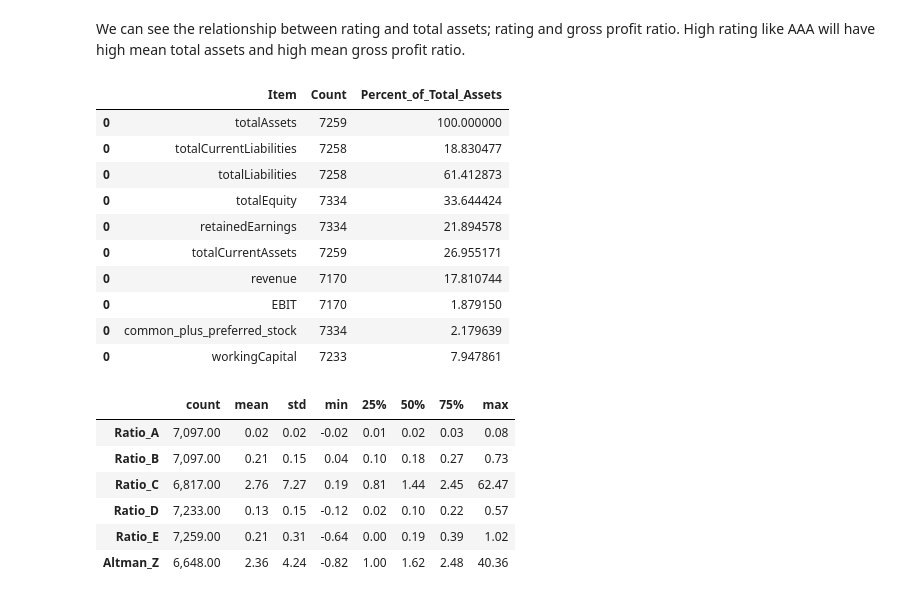
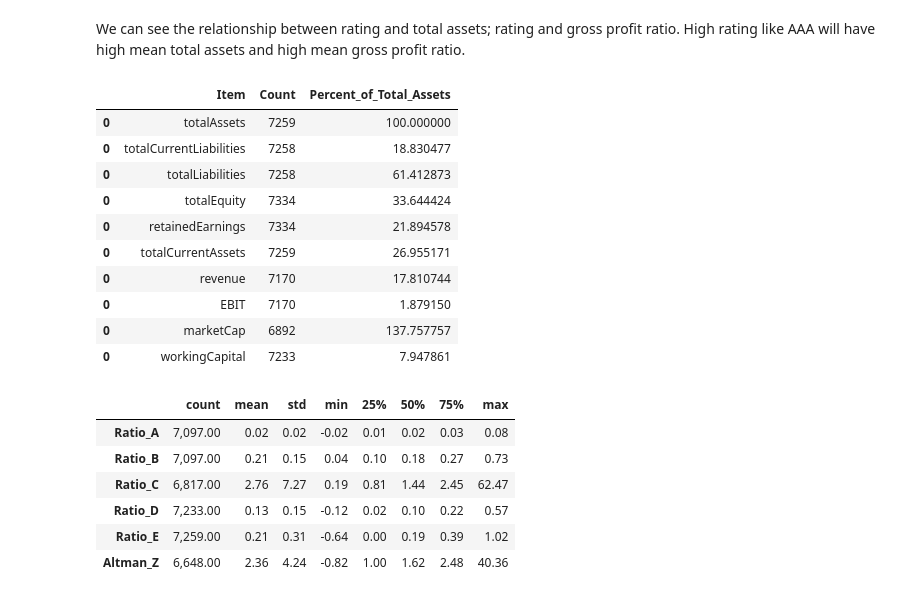
Before and after one commit to current12/Stat-222-Project, a Jupyter notebook: Code/Exploratory Data Analysis/All Data/All Data - Tabular EDA.ipynb, the cells around one changed output. Cells and saved outputs as stored; diff of their text form; code cells hidden in the pictures.

```diff
--- a/Code/Exploratory Data Analysis/All Data/All Data - Tabular EDA.ipynb
+++ b/Code/Exploratory Data Analysis/All Data/All Data - Tabular EDA.ipynb
@@ -375,30 +375,30 @@ We can see the relationship between rating and total assets; rating and gross pr
 # %%
 # Checking normalized average fianncial value to compare to the graph NN paper's table A.1
 # Empty dataframe to store item, count, and percent_of_total_assets
 table_a1_replication = pd.DataFrame(columns=['Item', 'Count', 'Percent_of_Total_Assets'])
 # Compute average values of: totalAssets, currentLiabilities, totalLiabilities, totalEquity, retainedEarnings, currentAssets, netSales (revenue stand-in), EBIT (ebitda minus depreciation, etc),  market value of equity (commonStock + preferredStock stand-in), workingCapital, and Altman_Z
 # Mean of total assets, removing missing and infinite values
 total_assets_mean = df['totalAssets'].replace([np.inf, -np.inf], np.nan).dropna().mean()
 # Loop over each variable
 # Drop missing or infinite values
 # Compute count and mean
-for variable in ['totalAssets', 'totalCurrentLiabilities', 'totalLiabilities', 'totalEquity', 'retainedEarnings', 'totalCurrentAssets', 'revenue', 'EBIT', 'common_plus_preferred_stock', 'workingCapital']:
+for variable in ['totalAssets', 'totalCurrentLiabilities', 'totalLiabilities', 'totalEquity', 'retainedEarnings', 'totalCurrentAssets', 'revenue', 'EBIT', 'marketCap', 'workingCapital']:
     var_count = df[variable].replace([np.inf, -np.inf], np.nan).dropna().count()
     var_mean = df[variable].replace([np.inf, -np.inf], np.nan).dropna().mean()
     table_a1_replication = pd.concat([table_a1_replication, pd.DataFrame({'Item': variable, 'Count': var_count, 'Percent_of_Total_Assets': 100*var_mean/total_assets_mean}, index=[0])])
 
 table_a1_replication
 # %% [output]
 |  | Item | Count | Percent_of_Total_Assets |
 | 0 | totalAssets | 7259 | 100.000000 |
 | 0 | totalCurrentLiabilities | 7258 | 18.830477 |
 | 0 | totalLiabilities | 7258 | 61.412873 |
 | 0 | totalEquity | 7334 | 33.644424 |
 | 0 | retainedEarnings | 7334 | 21.894578 |
 | 0 | totalCurrentAssets | 7259 | 26.955171 |
 | 0 | revenue | 7170 | 17.810744 |
 | 0 | EBIT | 7170 | 1.879150 |
-| 0 | common_plus_preferred_stock | 7334 | 2.179639 |
+| 0 | marketCap | 6892 | 137.757757 |
 | 0 | workingCapital | 7233 | 7.947861 |
 # %%
 # Average value of key ratios and altman Z
```
